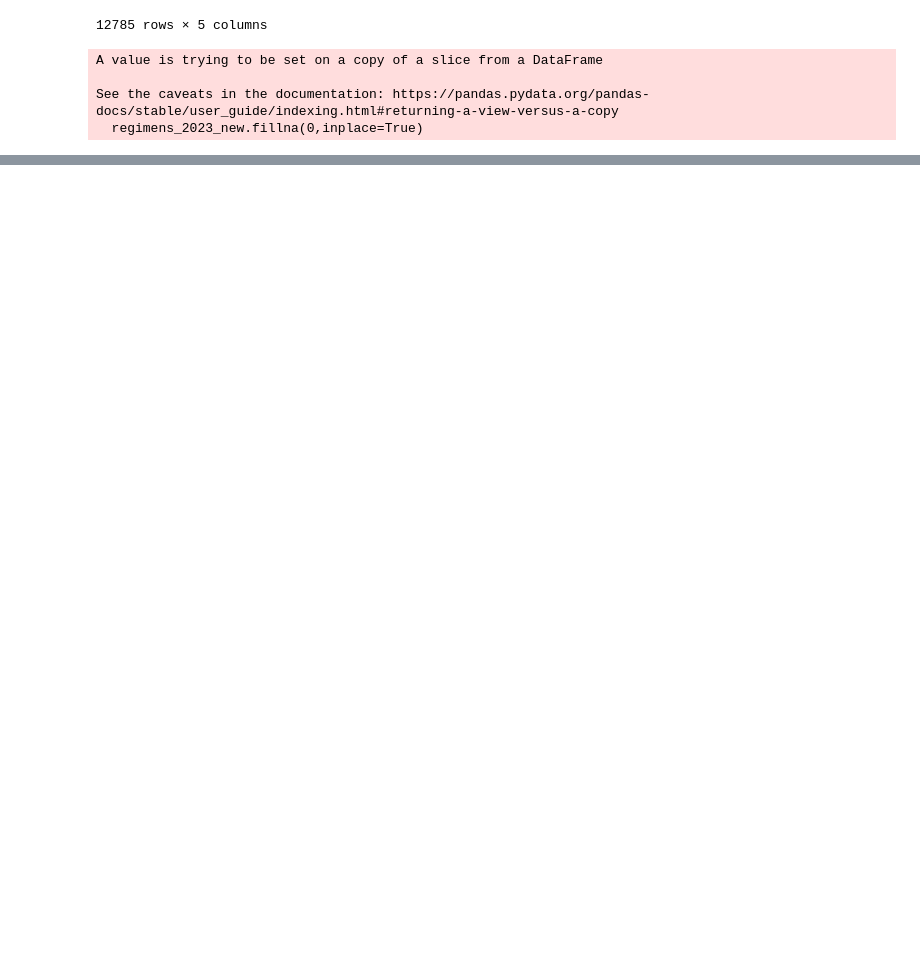
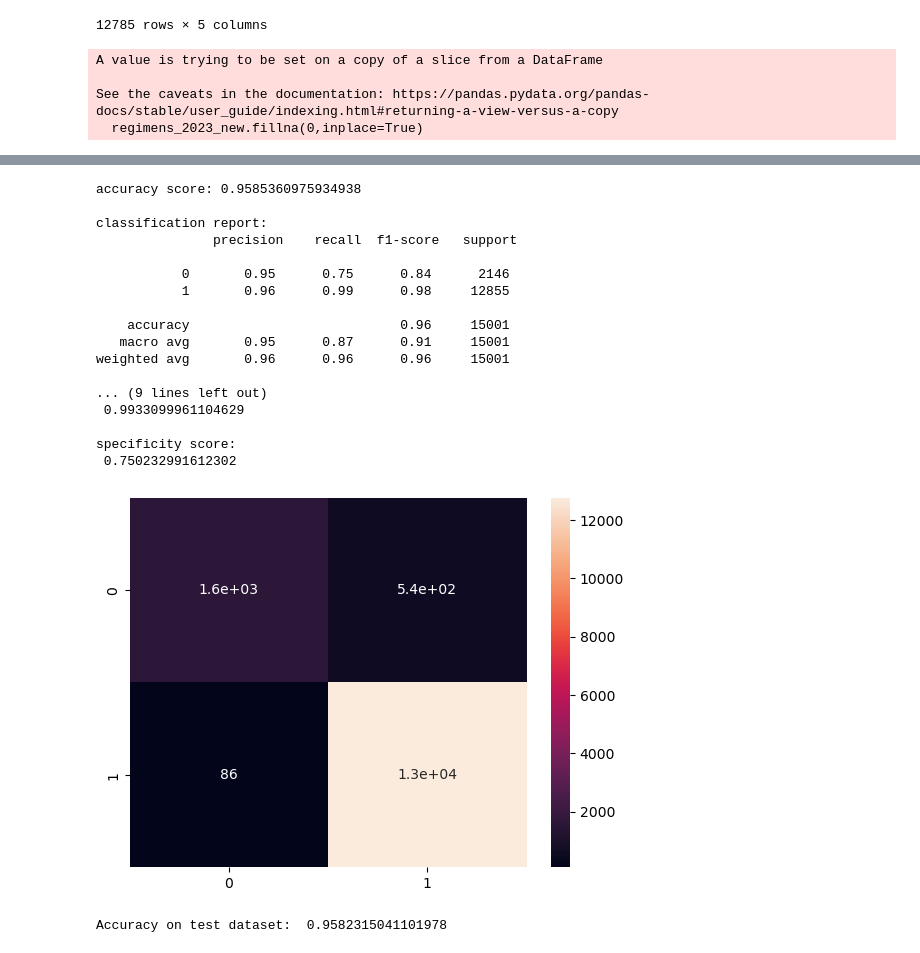
Before and after one commit to Taoheed-O/Tuberculosis_Survival_prediction, a Jupyter notebook: Machine_learning.ipynb, the cells around one changed output, grey strips where cells are left out. Saved outputs shown, nothing was run; the diff lists cells and outputs as text; code cells hidden in the pictures; blank space fills up the shorter version.

```diff
--- a/Machine_learning.ipynb
+++ b/Machine_learning.ipynb
@@ -278,0 +535,43 @@ sns.heatmap(patients_total_cured_died.corr())
+# %%
+svc = SVC()
+model_svc = svc.fit(training_features,np.array(outcome_label['outcome_cd_bin']))
+# %%
+predicted_label  = model_svc.predict(training_features)
+actual_label = np.array(outcome_label['outcome_cd_bin'])
+print('accuracy score:',accuracy_score(actual_label,predicted_label))
+print('\nclassification report:\n',classification_report(actual_label,predicted_label))
+print('\nconfusion matrix:\n',confusion_matrix(actual_label,predicted_label))
+print('\nprecison,recall,fscore,support ARRAYS:\n',precision_recall_fscore_support(actual_label,predicted_label))
+def specificity(y_true , y_pred):
+    w,x,y,z = precision_recall_fscore_support(actual_label,predicted_label)
+    return(x[0])
+print('\nsensitivity score:\n',recall_score(actual_label,predicted_label))
+print('\nspecificity score:\n',specificity(actual_label,predicted_label))
+
+cm = confusion_matrix(actual_label,predicted_label)
+
+sns.heatmap(cm,annot=True)
+plt.show()
+# %% [output]
+accuracy score: 0.9585360975934938
+
+classification report:
+               precision    recall  f1-score   support
+
+           0       0.95      0.75      0.84      2146
+           1       0.96      0.99      0.98     12855
+
+    accuracy                           0.96     15001
+   macro avg       0.95      0.87      0.91     15001
+weighted avg       0.96      0.96      0.96     15001
+
+... (9 lines left out)
+ 0.9933099961104629
+
+specificity score:
+ 0.750232991612302
+[figure, added]
+# %%
+print('Accuracy on test dataset: ', accuracy_score(y_test, model_svc.predict(x_test)))
+# %% [output]
+Accuracy on test dataset:  0.9582315041101978
```
Also changed, not shown: parts of 26 cells of this notebook.
